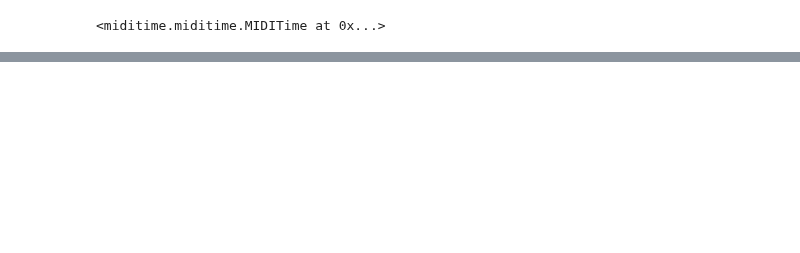
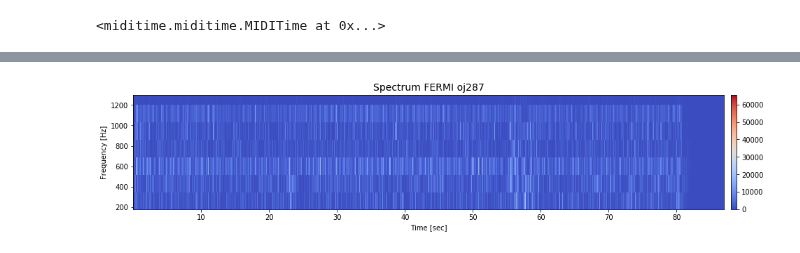
Before and after one commit to GuijonGustavo/oj287_lc, a Jupyter notebook: freq/x-rays/midi/oj287_midi_x-rays.ipynb, the cells around one changed output, grey strips where cells are left out. Cells and saved outputs as stored; diff of their text form; code cells hidden in the pictures; blank space fills up the shorter version.

```diff
--- a/freq/x-rays/midi/oj287_midi_x-rays.ipynb
+++ b/freq/x-rays/midi/oj287_midi_x-rays.ipynb
@@ -244,0 +153,20 @@ mymidi.save_midi()
+# %%
+sample_rate, samples = wavfile.read("../../../lmms/oj287_x-rays_mono-trend.wav")
+frequencies, times, spectrogram = signal.spectrogram(samples, sample_rate)
+# %%
+#plt.pcolormesh(times, frequencies, spectrogram)
+#plt.figure(figsize=(30, 14))
+rcParams['figure.figsize'] = 18, 3
+colours = ("blue", "green", "red")
+cmap = c.ListedColormap(colours)
+plt.pcolormesh(times, frequencies, spectrogram, cmap='coolwarm')
+
+plt.title('Spectrum'+instr+obj, fontsize=14)
+plt.ylabel('Frequency [Hz]')
+plt.xlabel('Time [sec]')
+plt.axis([times.min(),times.max(),180, 1300])
+plt.colorbar(pad=0.01)
+plt.savefig("images/"+obj+"_"+freq+"_spectrum.png", format="png", dpi=300)
+plt.show()
+# %% [output]
+[figure, added]
```
Also changed, not shown: parts of 24 cells of this notebook, 18 other files.
